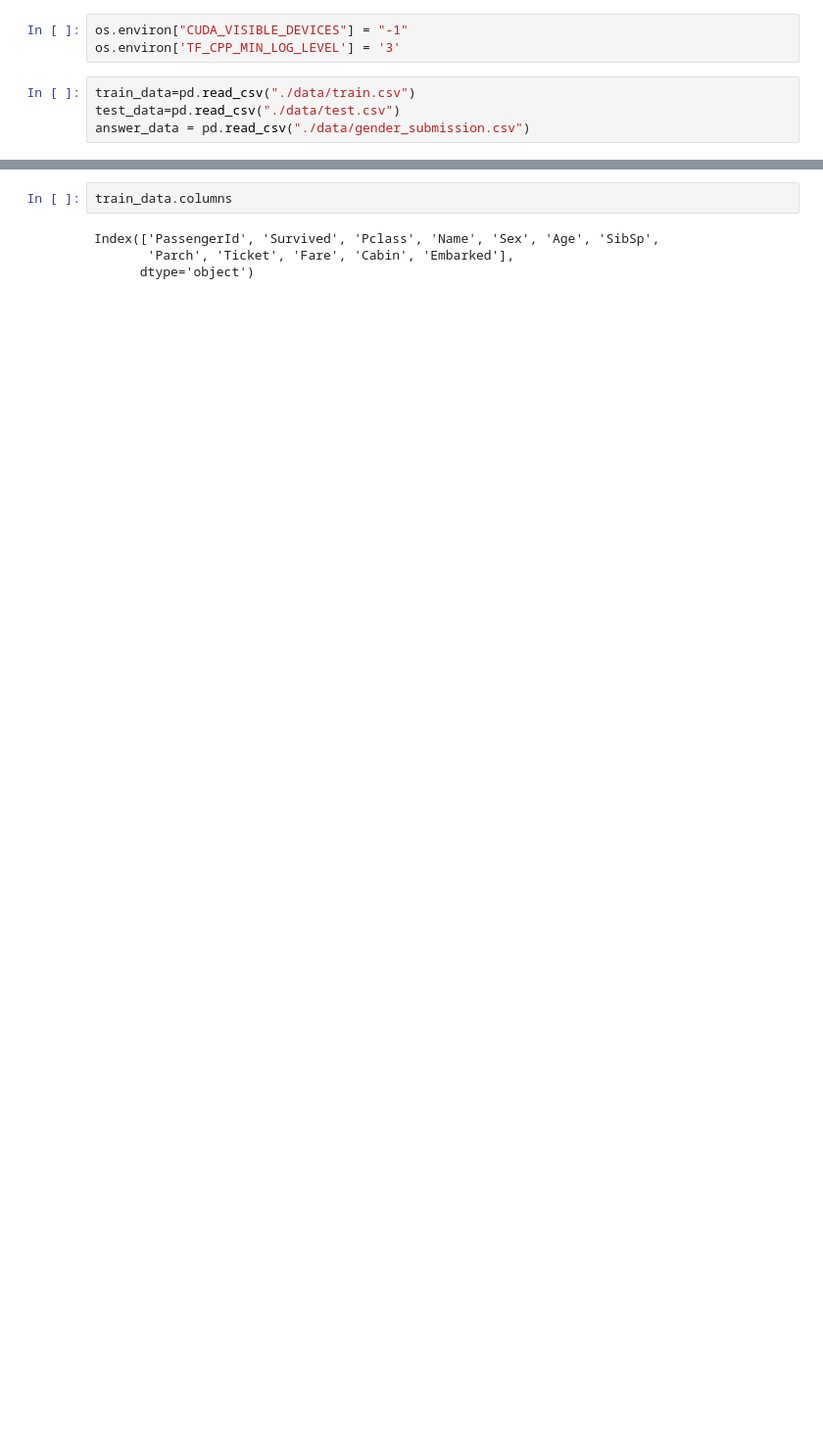
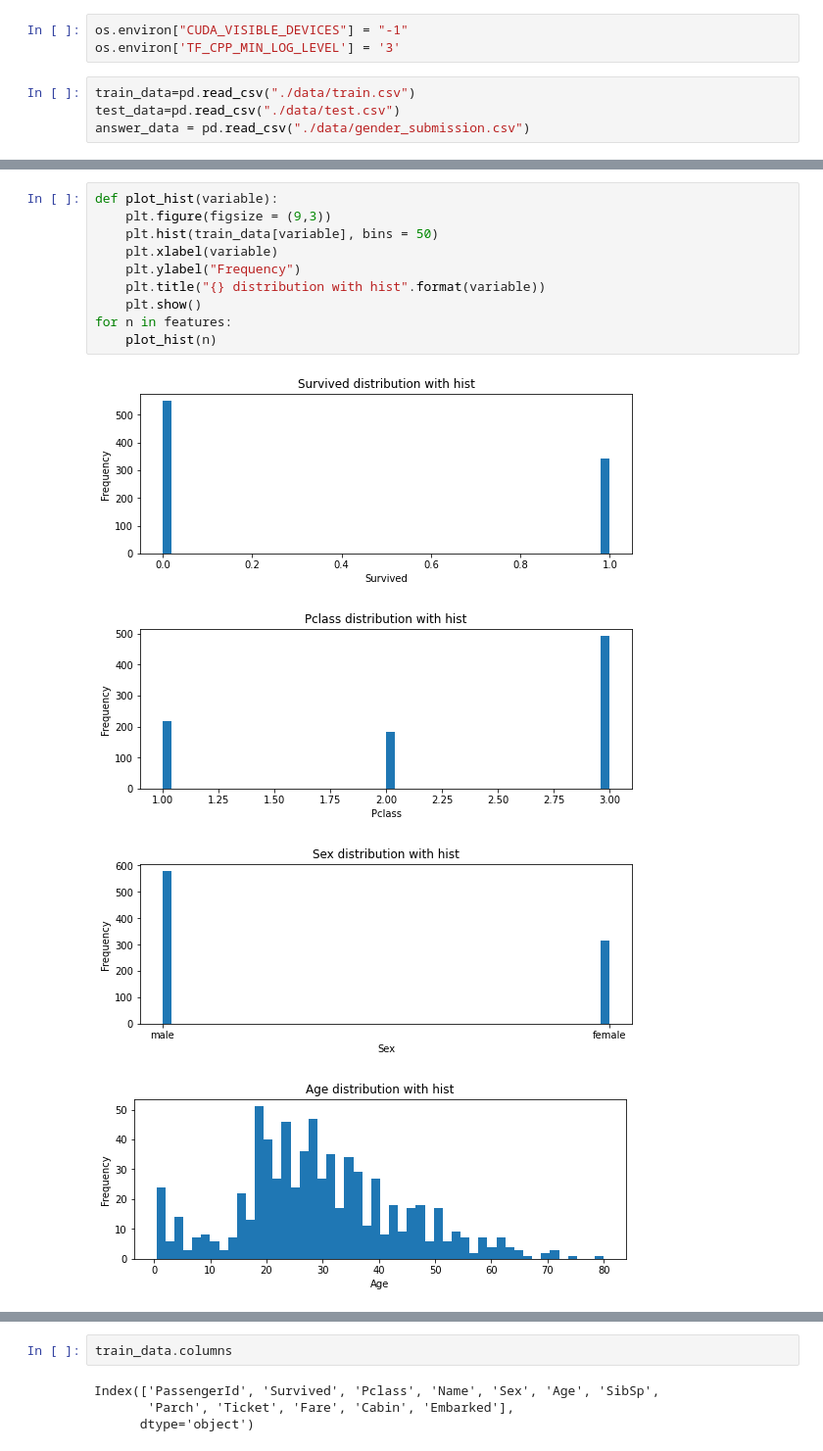
Before and after one commit to kimjy-par/kaggle, a Jupyter notebook: NeuralNetwork.ipynb, the cells around one changed output, grey strips where cells are left out. Shown: that part at 98% size. Drawn from its saved outputs; the diff is of its cells as text; blank space fills up the shorter version.

```diff
--- a/NeuralNetwork.ipynb
+++ b/NeuralNetwork.ipynb
@@ -32,0 +84,15 @@ test_data
+# %%
+def plot_hist(variable):
+    plt.figure(figsize = (9,3))
+    plt.hist(train_data[variable], bins = 50)
+    plt.xlabel(variable)
+    plt.ylabel("Frequency")
+    plt.title("{} distribution with hist".format(variable))
+    plt.show()
+for n in features:
+    plot_hist(n)
+# %% [output]
+[figure, added]
+[figure, added]
+[figure, added]
+[figure, added]
```
Also changed, not shown: parts of 28 cells of this notebook.
